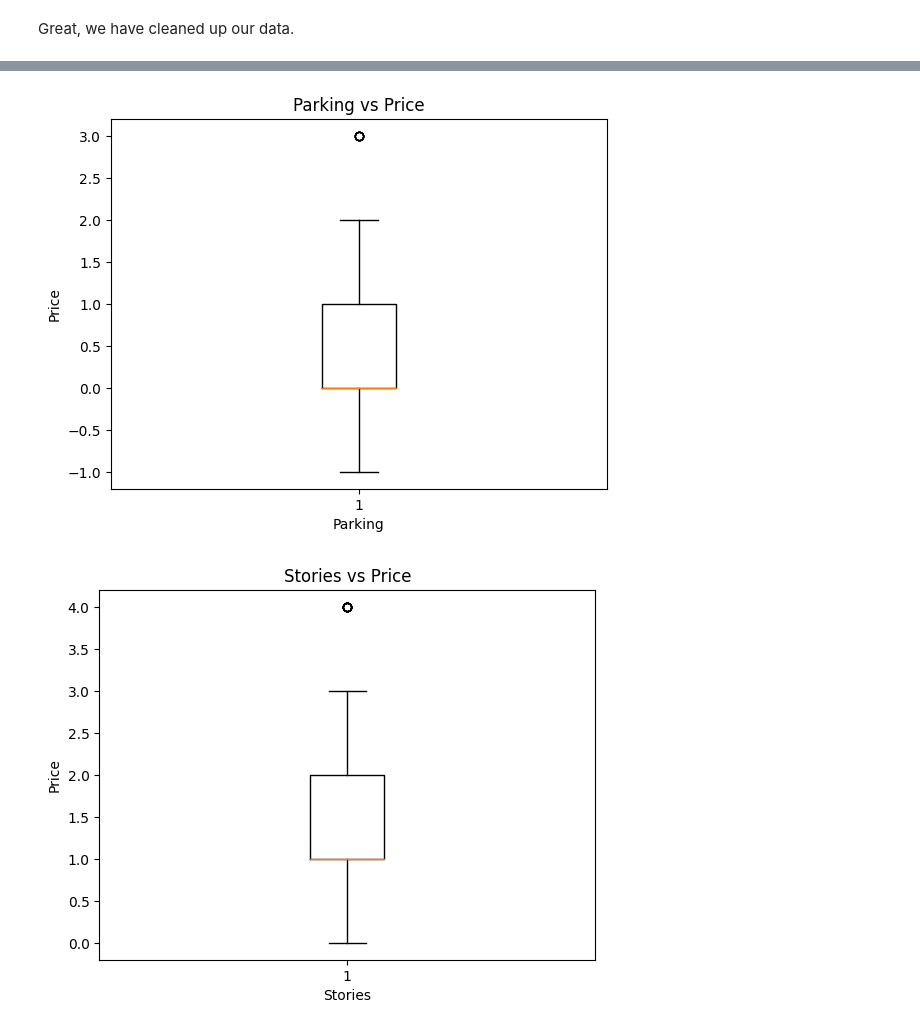
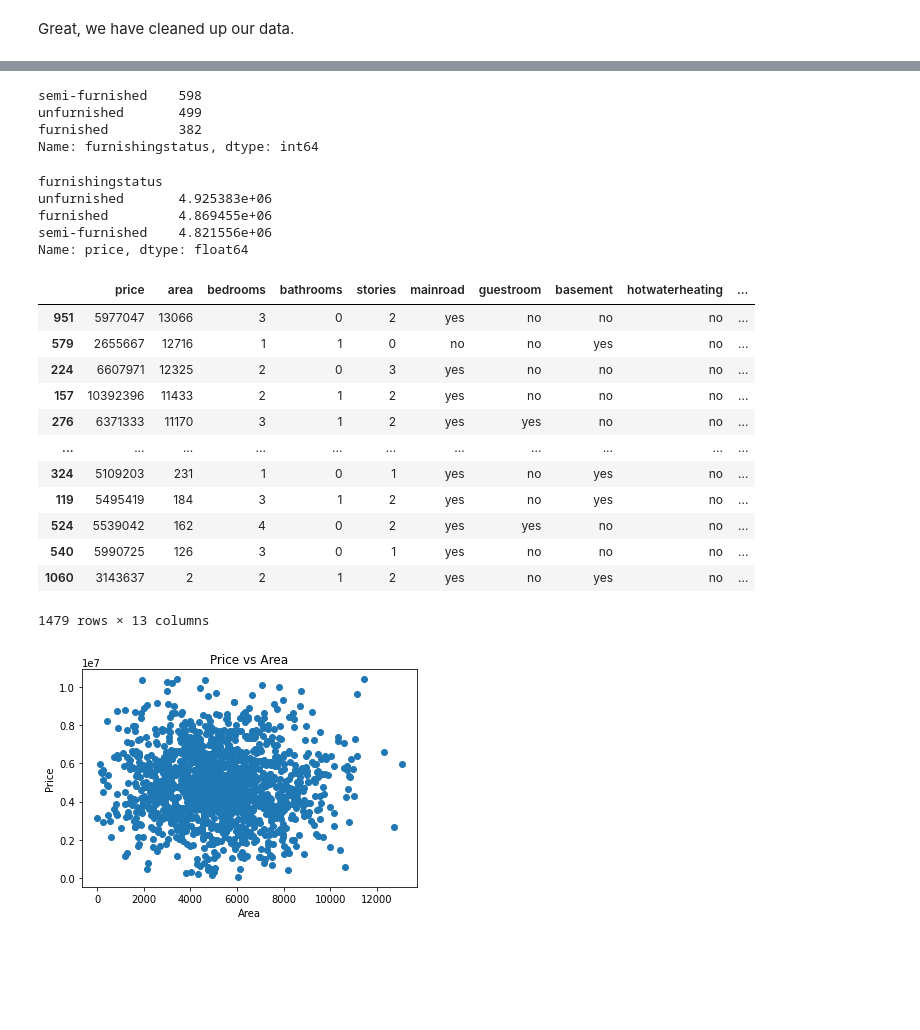
Before and after one commit to halchemylab/Housing-Prices-Machine-Learning-Project, a Jupyter notebook: analysis.ipynb, the cells around one changed output, grey strips where cells are left out. Drawn from its saved outputs; the diff is of its cells as text; code cells hidden in the pictures; blank space fills up the shorter version.

```diff
--- a/analysis.ipynb
+++ b/analysis.ipynb
@@ -162,18 +162,39 @@ plt.show()
-# %%
-#Box Plot to compare house prices based on the number of parking spaces
-plt.boxplot(df["parking"])
-plt.title("Parking vs Price")
-plt.xlabel("Parking")
-plt.ylabel("Price")
-plt.show()
-# %% [output]
-[figure, removed]
+# %%
+df["furnishingstatus"].value_counts()
+# %% [output]
+semi-furnished    598
+unfurnished       499
+furnished         382
+Name: furnishingstatus, dtype: int64
+# %%
+df.groupby("furnishingstatus")["price"].mean().sort_values(ascending=False)
+# %% [output]
+furnishingstatus
+unfurnished       4.925383e+06
+furnished         4.869455e+06
+semi-furnished    4.821556e+06
+Name: price, dtype: float64
+# %%
+df.sort_values(by="area", ascending=False)
+# %% [output]
+|  | price | area | bedrooms | bathrooms | stories | mainroad | guestroom | basement | hotwaterheating | ... |
+| 951 | 5977047 | 13066 | 3 | 0 | 2 | yes | no | no | no | ... |
+| 579 | 2655667 | 12716 | 1 | 1 | 0 | no | no | yes | no | ... |
+| 224 | 6607971 | 12325 | 2 | 0 | 3 | yes | no | no | no | ... |
+| 157 | 10392396 | 11433 | 2 | 1 | 2 | yes | no | no | no | ... |
+| 276 | 6371333 | 11170 | 3 | 1 | 2 | yes | yes | no | no | ... |
+| ... | ... | ... | ... | ... | ... | ... | ... | ... | ... | ... |
+| 324 | 5109203 | 231 | 1 | 0 | 1 | yes | no | yes | no | ... |
+| 119 | 5495419 | 184 | 3 | 1 | 2 | yes | no | yes | no | ... |
+| 524 | 5539042 | 162 | 4 | 0 | 2 | yes | yes | no | no | ... |
+| 540 | 5990725 | 126 | 3 | 0 | 1 | yes | no | no | no | ... |
+| 1060 | 3143637 | 2 | 2 | 1 | 2 | yes | no | yes | no | ... |
+1479 rows × 13 columns
 # %%
-#Box Plot to see distribution for different numbers of stories
-plt.boxplot(df["stories"])
-plt.title("Stories vs Price")
-plt.xlabel("Stories")
+plt.scatter(df["area"], df["price"])
+plt.title("Price vs Area")
+plt.xlabel("Area")
 plt.ylabel("Price")
 plt.show()
 # %% [output]
-[figure, old version]
+[figure, new version]
```
Also changed, not shown: parts of 11 cells of this notebook.
